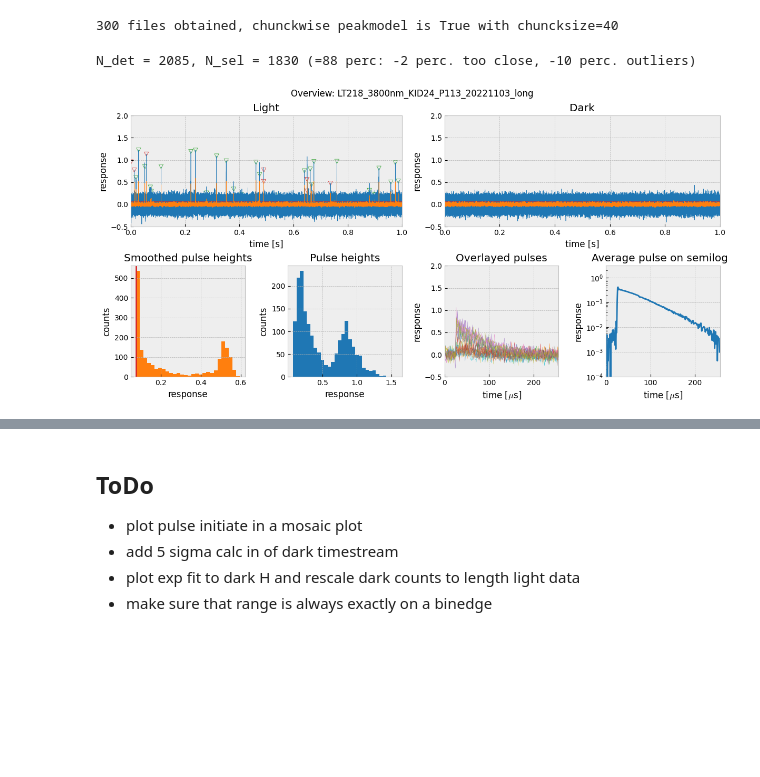
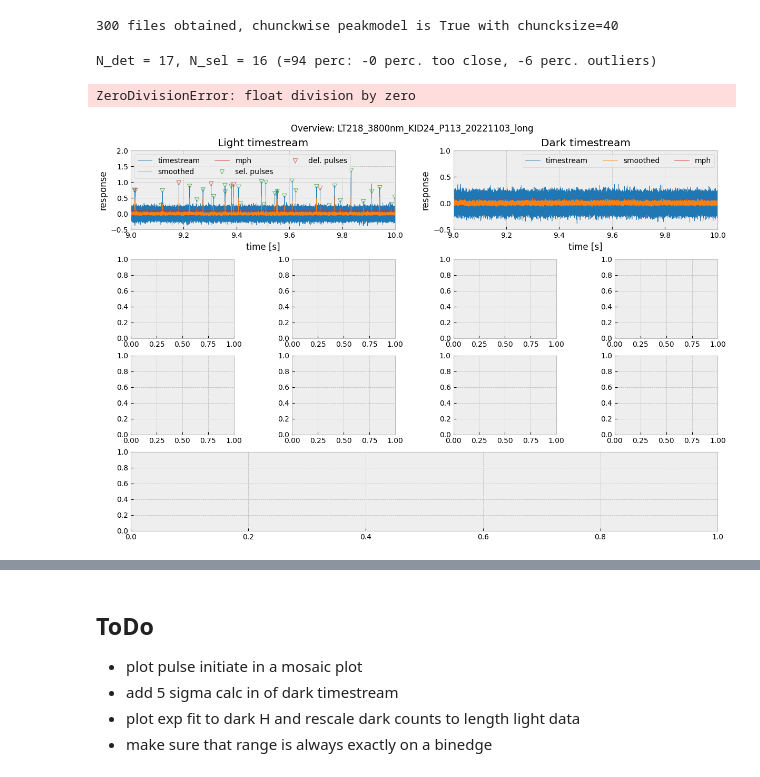
Before and after one commit to wilbertras/python-pulse-analysis, a Jupyter notebook: Data analysis scripts/LT218_38um.ipynb, the cells around one changed output, grey strips where cells are left out. Drawn from its saved outputs; the diff is of its cells as text; code cells hidden in the pictures; blank space fills up the shorter version.

```diff
--- a/Data analysis scripts/LT218_38um.ipynb
+++ b/Data analysis scripts/LT218_38um.ipynb
@@ -96,21 +96,22 @@ LT218_KID24_P113 = MKID(LT, wavelength, light_dir, dark_dir, kid_nr, pread, comm
 300 files obtained, chunckwise peakmodel is True with chuncksize=40
 # %%
 mkid = LT218_KID24_P113      # choose the object you want to analyze
-psc = 0.075
-nsc = 0.075
+psc = 0.1
+nsc = 0.1
 settings = {'sf':1e6,'coord':'smith','response':'X','pw':256,'sw':50,'window':'box','ssf':1,'buffer':0.125,'mph':psc,'mpp':psc,'noise_mph':nsc,'noise_mpp':nsc,
-            'nr_noise_segments':100,'binsize':0.02,'H_range':(.10, .3),'fit_T':[50, 150],'max_bw':10000,'tlim':[9, 10],'filter_std':5,'rise_offset':0.1}
+            'nr_noise_segments':100,'binsize':0.03,'H_range':(.10, .3),'fit_T':[50, 150],'max_bw':10000,'tlim':[9, 10],'filter_std':5,'rise_offset':0.1}
 # %%
 # the mkid.initiate attribute is for quickly checking how the pulse selection and alignment is going. It will only analyze one chunck of binfiles that was set by the initiation of the object.
 mkid.initiate(settings,f,binsize=0.05,dpulse=100,plot_pulse=None, below=.1)
-# %% [output]
-N_det = 2085, N_sel = 1830 (=88 perc: -2 perc. too close, -10 perc. outliers)
-[figure, removed]
 # %%
 mkid = LT218_KID24_P113      # choose the object you want to analyze
 mkid.name = 'LT%d_%dnm_KID%d_P%d_%s' % (LT, wavelength, kid_nr, pread, comment)
 settings['H_range'] = 0.10
-mkid.overview(settings, f, redo_peak_model=True, save=False, figpath='../Results/')
+mkid.overview(settings, f, redo_peak_model=False, save=False, figpath='../Results/')
+# %% [output]
+N_det = 17, N_sel = 16 (=94 perc: -0 perc. too close, -6 perc. outliers)
+ZeroDivisionError: float division by zero
+[figure, added]
 # %%
 mkid = LT218_KID24_P113      # choose the object you want to analyze
 mkid.name = 'LT%d_%dnm_KID%d_P%d_%s_lower-dist' % (LT, wavelength, kid_nr, pread, comment)
```
Also changed, not shown: parts of 4 cells of this notebook, 3 other files.
